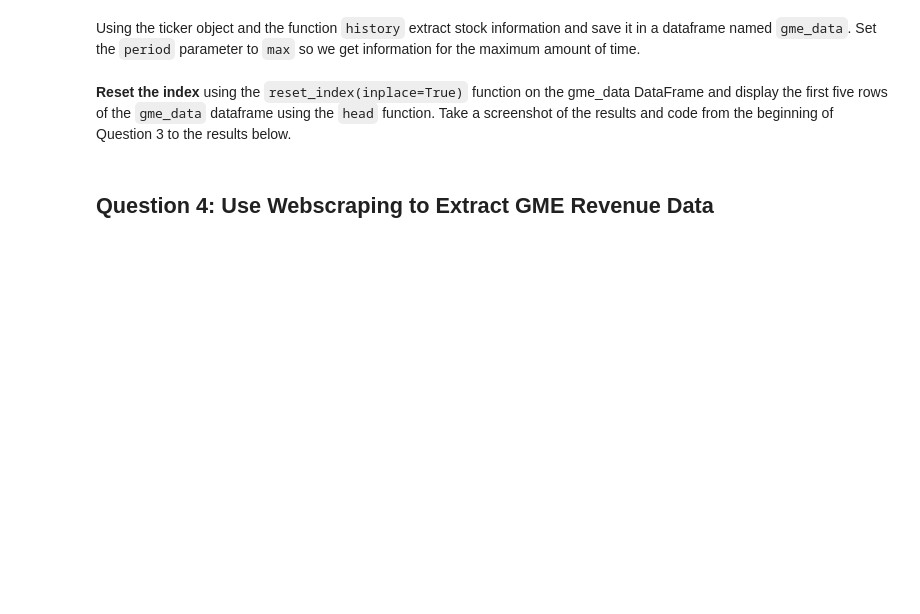
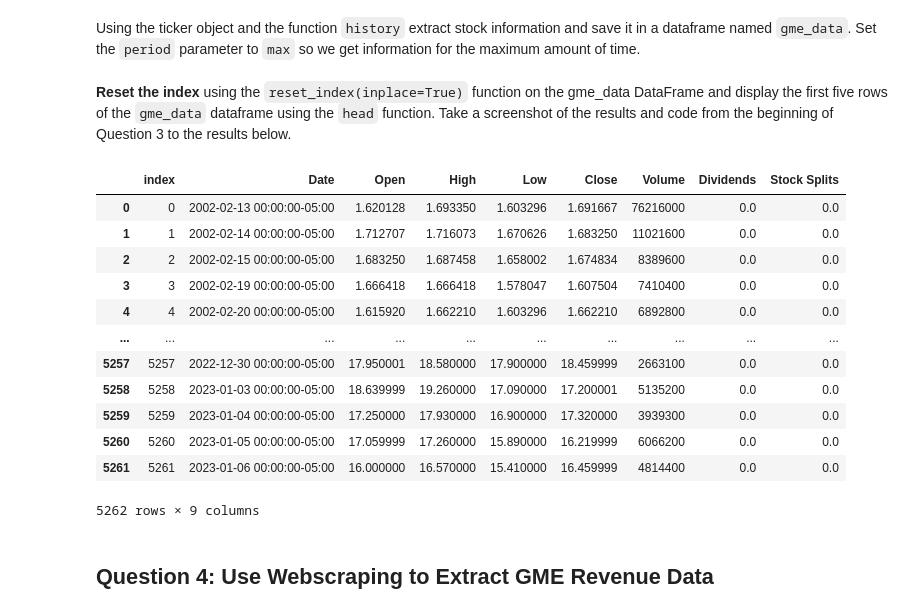
Before and after one commit to Alfadhils/extracting-data-using-API-and-Webscraping, a Jupyter notebook: Final Assignment.ipynb, the cells around one changed output. Saved outputs shown, nothing was run; the diff lists cells and outputs as text; code cells hidden in the pictures; blank space fills up the shorter version.

```diff
--- a/Final Assignment.ipynb
+++ b/Final Assignment.ipynb
@@ -155,10 +163,31 @@ tesla_revenue.tail()
 ## Question 3: Use yfinance to Extract Stock Data
 # %% [markdown]
 Using the `Ticker` function enter the ticker symbol of the stock we want to extract data on to create a ticker object. The stock is GameStop and its ticker symbol is `GME`.
+# %%
+gstop = yf.Ticker("GME")
 # %% [markdown]
 Using the ticker object and the function `history` extract stock information and save it in a dataframe named `gme_data`. Set the `period` parameter to `max` so we get information for the maximum amount of time.
+# %%
+gstop_data = gstop.history(period="max")
 # %% [markdown]
 **Reset the index** using the `reset_index(inplace=True)` function on the gme_data DataFrame and display the first five rows of the `gme_data` dataframe using the `head` function. Take a screenshot of the results and code from the beginning of Question 3 to the results below.
+# %%
+gstop_data.reset_index(inplace=True)
+gstop_data
+# %% [output]
+|  | index | Date | Open | High | Low | Close | Volume | Dividends | Stock Splits |
+| 0 | 0 | 2002-02-13 00:00:00-05:00 | 1.620128 | 1.693350 | 1.603296 | 1.691667 | 76216000 | 0.0 | 0.0 |
+| 1 | 1 | 2002-02-14 00:00:00-05:00 | 1.712707 | 1.716073 | 1.670626 | 1.683250 | 11021600 | 0.0 | 0.0 |
+| 2 | 2 | 2002-02-15 00:00:00-05:00 | 1.683250 | 1.687458 | 1.658002 | 1.674834 | 8389600 | 0.0 | 0.0 |
+| 3 | 3 | 2002-02-19 00:00:00-05:00 | 1.666418 | 1.666418 | 1.578047 | 1.607504 | 7410400 | 0.0 | 0.0 |
+| 4 | 4 | 2002-02-20 00:00:00-05:00 | 1.615920 | 1.662210 | 1.603296 | 1.662210 | 6892800 | 0.0 | 0.0 |
+| ... | ... | ... | ... | ... | ... | ... | ... | ... | ... |
+| 5257 | 5257 | 2022-12-30 00:00:00-05:00 | 17.950001 | 18.580000 | 17.900000 | 18.459999 | 2663100 | 0.0 | 0.0 |
+| 5258 | 5258 | 2023-01-03 00:00:00-05:00 | 18.639999 | 19.260000 | 17.090000 | 17.200001 | 5135200 | 0.0 | 0.0 |
+| 5259 | 5259 | 2023-01-04 00:00:00-05:00 | 17.250000 | 17.930000 | 16.900000 | 17.320000 | 3939300 | 0.0 | 0.0 |
+| 5260 | 5260 | 2023-01-05 00:00:00-05:00 | 17.059999 | 17.260000 | 15.890000 | 16.219999 | 6066200 | 0.0 | 0.0 |
+| 5261 | 5261 | 2023-01-06 00:00:00-05:00 | 16.000000 | 16.570000 | 15.410000 | 16.459999 | 4814400 | 0.0 | 0.0 |
+5262 rows × 9 columns
 # %% [markdown]
 ## Question 4: Use Webscraping to Extract GME Revenue Data
 # %% [markdown]
```
Also changed, not shown: parts of 9 cells of this notebook.
